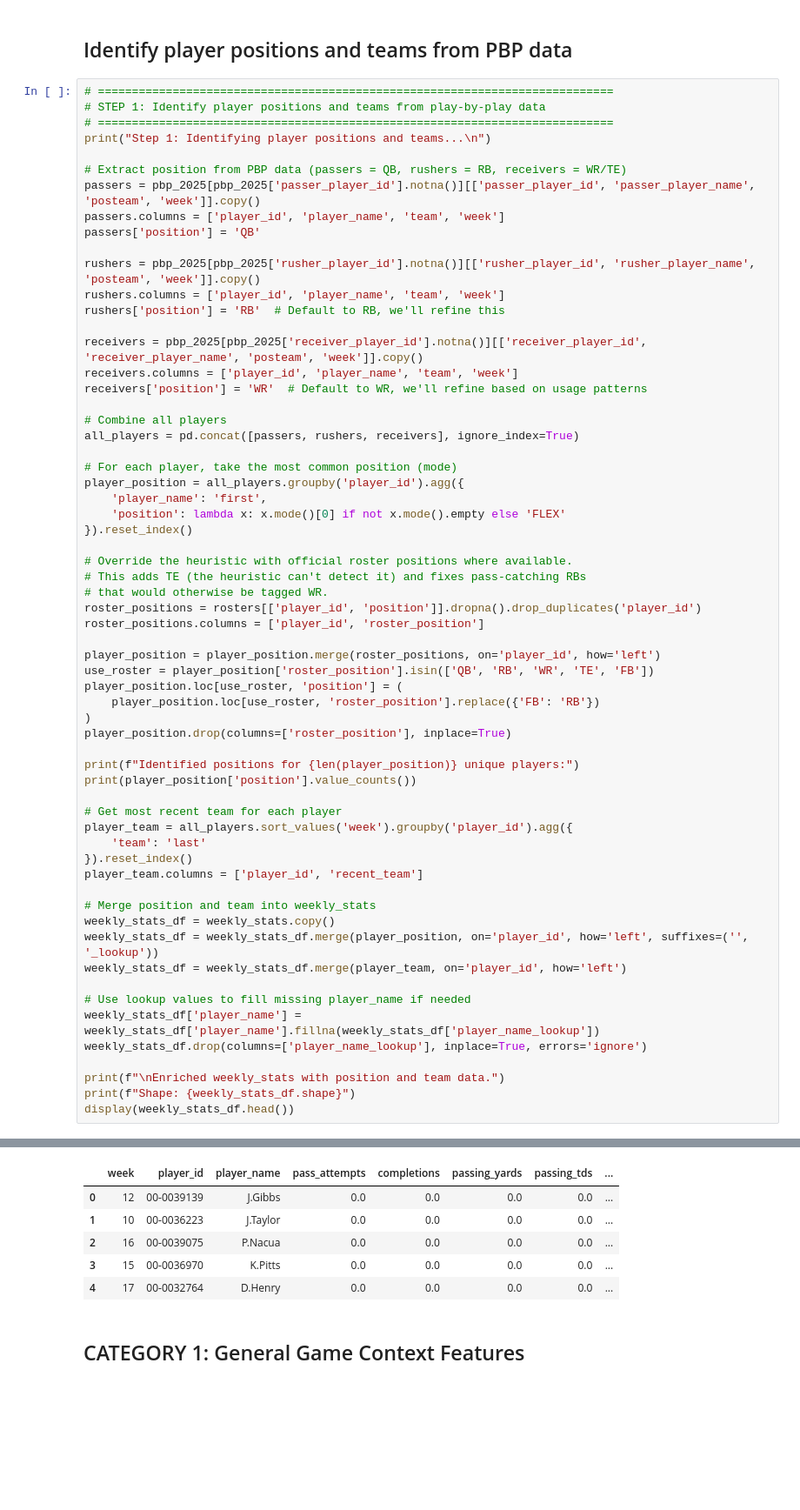
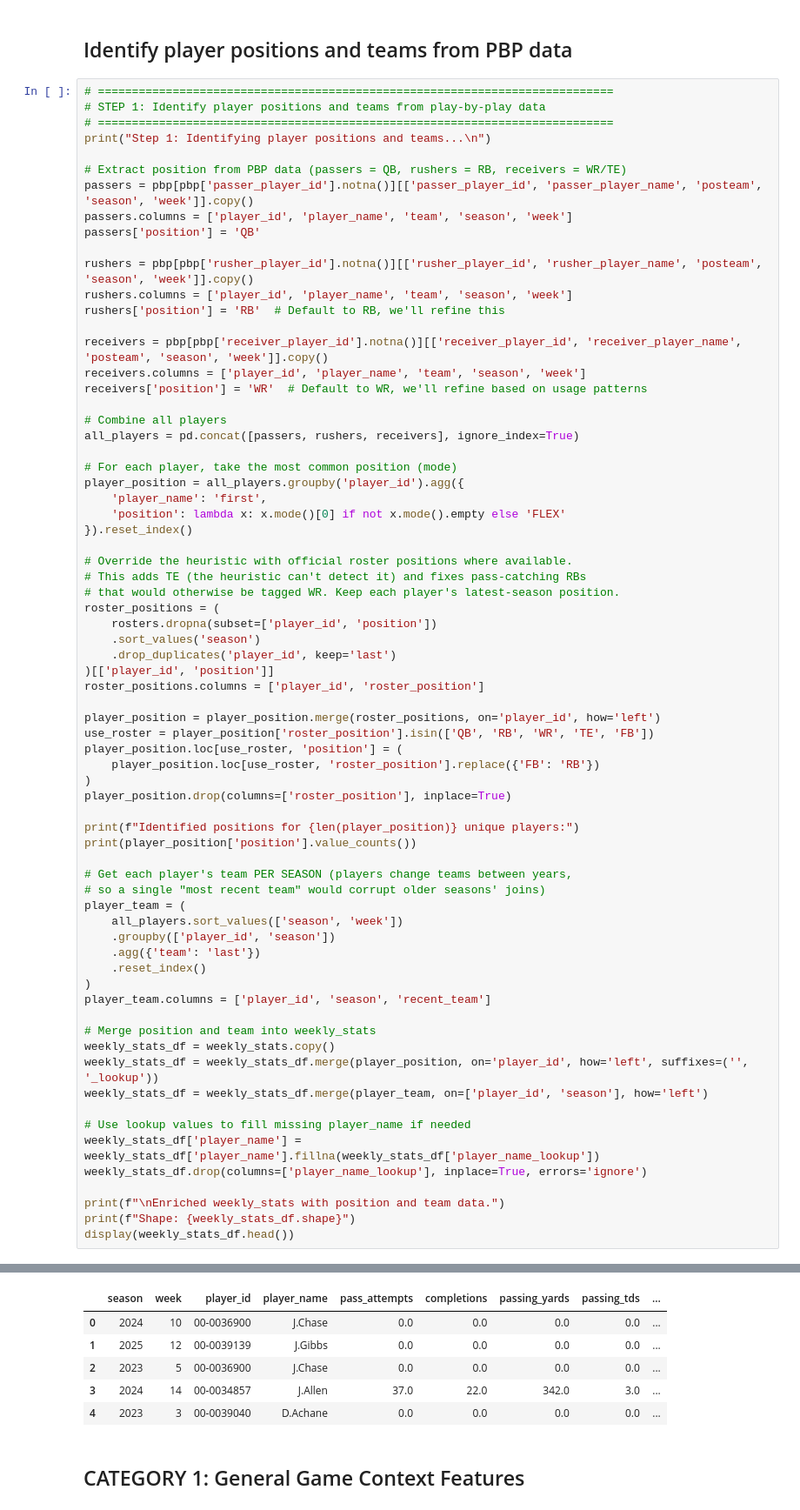
Before and after one commit to mazinsafer/FantasyFootballEngine, a Jupyter notebook: ingestion/feature_building.ipynb, the cells around one changed output, grey strips where cells are left out. Shown at 87% size. Saved outputs shown, nothing was run; the diff lists cells and outputs as text; blank space fills up the shorter version.

```diff
--- a/ingestion/feature_building.ipynb
+++ b/ingestion/feature_building.ipynb
@@ -191,16 +203,16 @@ Calculating weekly player statistics from play-by-play data...
 print("Step 1: Identifying player positions and teams...\n")
 
 # Extract position from PBP data (passers = QB, rushers = RB, receivers = WR/TE)
-passers = pbp_2025[pbp_2025['passer_player_id'].notna()][['passer_player_id', 'passer_player_name', 'posteam', 'week']].copy()
-passers.columns = ['player_id', 'player_name', 'team', 'week']
+passers = pbp[pbp['passer_player_id'].notna()][['passer_player_id', 'passer_player_name', 'posteam', 'season', 'week']].copy()
+passers.columns = ['player_id', 'player_name', 'team', 'season', 'week']
 passers['position'] = 'QB'
 
-rushers = pbp_2025[pbp_2025['rusher_player_id'].notna()][['rusher_player_id', 'rusher_player_name', 'posteam', 'week']].copy()
-rushers.columns = ['player_id', 'player_name', 'team', 'week']
+rushers = pbp[pbp['rusher_player_id'].notna()][['rusher_player_id', 'rusher_player_name', 'posteam', 'season', 'week']].copy()
+rushers.columns = ['player_id', 'player_name', 'team', 'season', 'week']
 rushers['position'] = 'RB'  # Default to RB, we'll refine this
 
-receivers = pbp_2025[pbp_2025['receiver_player_id'].notna()][['receiver_player_id', 'receiver_player_name', 'posteam', 'week']].copy()
-receivers.columns = ['player_id', 'player_name', 'team', 'week']
+receivers = pbp[pbp['receiver_player_id'].notna()][['receiver_player_id', 'receiver_player_name', 'posteam', 'season', 'week']].copy()
+receivers.columns = ['player_id', 'player_name', 'team', 'season', 'week']
 receivers['position'] = 'WR'  # Default to WR, we'll refine based on usage patterns
 
 # Combine all players
@@ -214,8 +226,12 @@ player_position = all_players.groupby('player_id').agg({
 
 # Override the heuristic with official roster positions where available.
 # This adds TE (the heuristic can't detect it) and fixes pass-catching RBs
-# that would otherwise be tagged WR.
-roster_positions = rosters[['player_id', 'position']].dropna().drop_duplicates('player_id')
+# that would otherwise be tagged WR. Keep each player's latest-season position.
+roster_positions = (
+    rosters.dropna(subset=['player_id', 'position'])
+    .sort_values('season')
+    .drop_duplicates('player_id', keep='last')
+)[['player_id', 'position']]
 roster_positions.columns = ['player_id', 'roster_position']
 
 player_position = player_position.merge(roster_positions, on='player_id', how='left')
@@ -228,16 +244,20 @@ player_position.drop(columns=['roster_position'], inplace=True)
 print(f"Identified positions for {len(player_position)} unique players:")
 print(player_position['position'].value_counts())
 
-# Get most recent team for each player
-player_team = all_players.sort_values('week').groupby('player_id').agg({
-    'team': 'last'
-}).reset_index()
-player_team.columns = ['player_id', 'recent_team']
+# Get each player's team PER SEASON (players change teams between years,
+# so a single "most recent team" would corrupt older seasons' joins)
+player_team = (
+    all_players.sort_values(['season', 'week'])
+    .groupby(['player_id', 'season'])
+    .agg({'team': 'last'})
+    .reset_index()
+)
+player_team.columns = ['player_id', 'season', 'recent_team']
 
 # Merge position and team into weekly_stats
 weekly_stats_df = weekly_stats.copy()
 weekly_stats_df = weekly_stats_df.merge(player_position, on='player_id', how='left', suffixes=('', '_lookup'))
-weekly_stats_df = weekly_stats_df.merge(player_team, on='player_id', how='left')
+weekly_stats_df = weekly_stats_df.merge(player_team, on=['player_id', 'season'], how='left')
 
 # Use lookup values to fill missing player_name if needed
 weekly_stats_df['player_name'] = weekly_stats_df['player_name'].fillna(weekly_stats_df['player_name_lookup'])
@@ -261,9 +282,9 @@ Shape: (5613, 18)
-|  | week | player_id | player_name | pass_attempts | completions | passing_yards | passing_tds | ... |
-| 0 | 12 | 00-0039139 | J.Gibbs | 0.0 | 0.0 | 0.0 | 0.0 | ... |
-| 1 | 10 | 00-0036223 | J.Taylor | 0.0 | 0.0 | 0.0 | 0.0 | ... |
-| 2 | 16 | 00-0039075 | P.Nacua | 0.0 | 0.0 | 0.0 | 0.0 | ... |
-| 3 | 15 | 00-0036970 | K.Pitts | 0.0 | 0.0 | 0.0 | 0.0 | ... |
-| 4 | 17 | 00-0032764 | D.Henry | 0.0 | 0.0 | 0.0 | 0.0 | ... |
+|  | season | week | player_id | player_name | pass_attempts | completions | passing_yards | passing_tds | ... |
+| 0 | 2024 | 10 | 00-0036900 | J.Chase | 0.0 | 0.0 | 0.0 | 0.0 | ... |
+| 1 | 2025 | 12 | 00-0039139 | J.Gibbs | 0.0 | 0.0 | 0.0 | 0.0 | ... |
+| 2 | 2023 | 5 | 00-0036900 | J.Chase | 0.0 | 0.0 | 0.0 | 0.0 | ... |
+| 3 | 2024 | 14 | 00-0034857 | J.Allen | 37.0 | 22.0 | 342.0 | 3.0 | ... |
+| 4 | 2023 | 3 | 00-0039040 | D.Achane | 0.0 | 0.0 | 0.0 | 0.0 | ... |
 # %% [markdown]
 ## CATEGORY 1: General Game Context Features
 # %%
```
Also changed, not shown: parts of 17 cells of this notebook, 4 other files.
